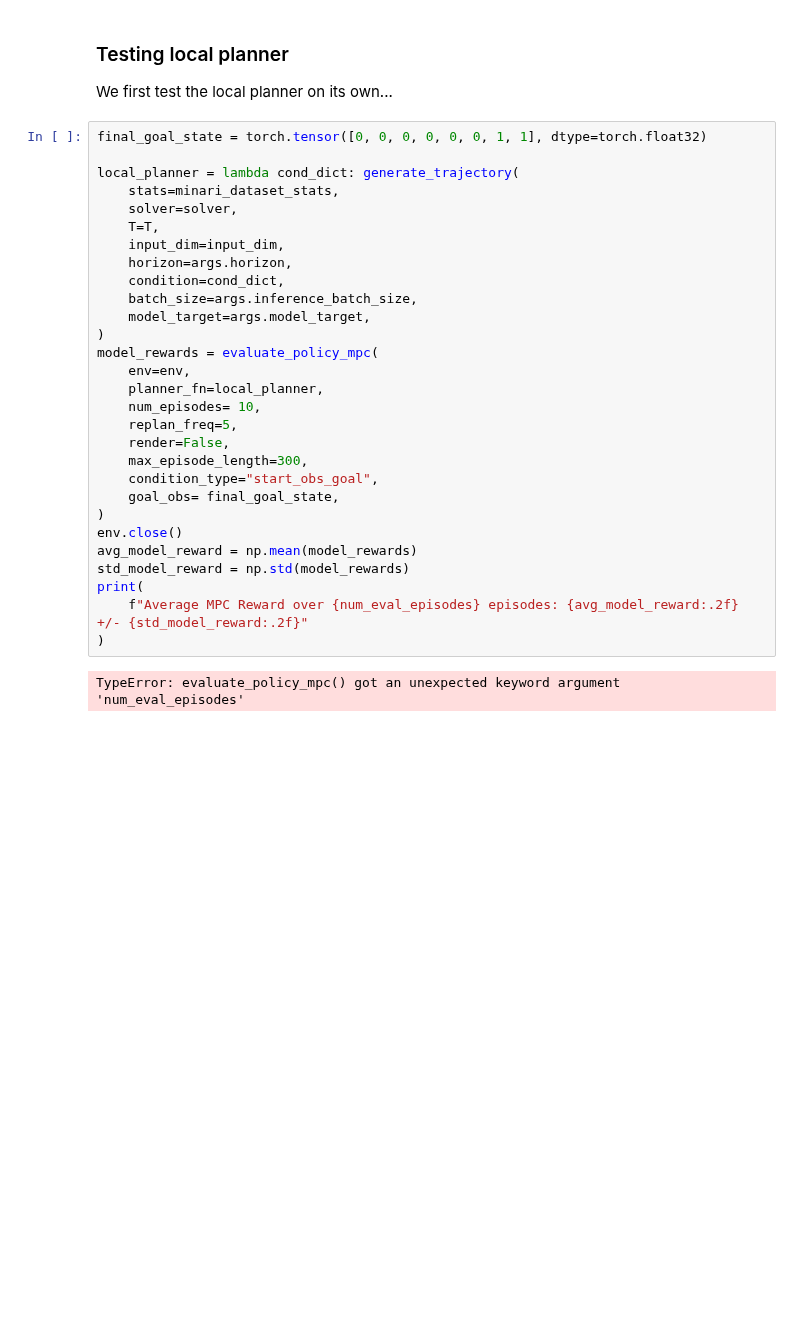
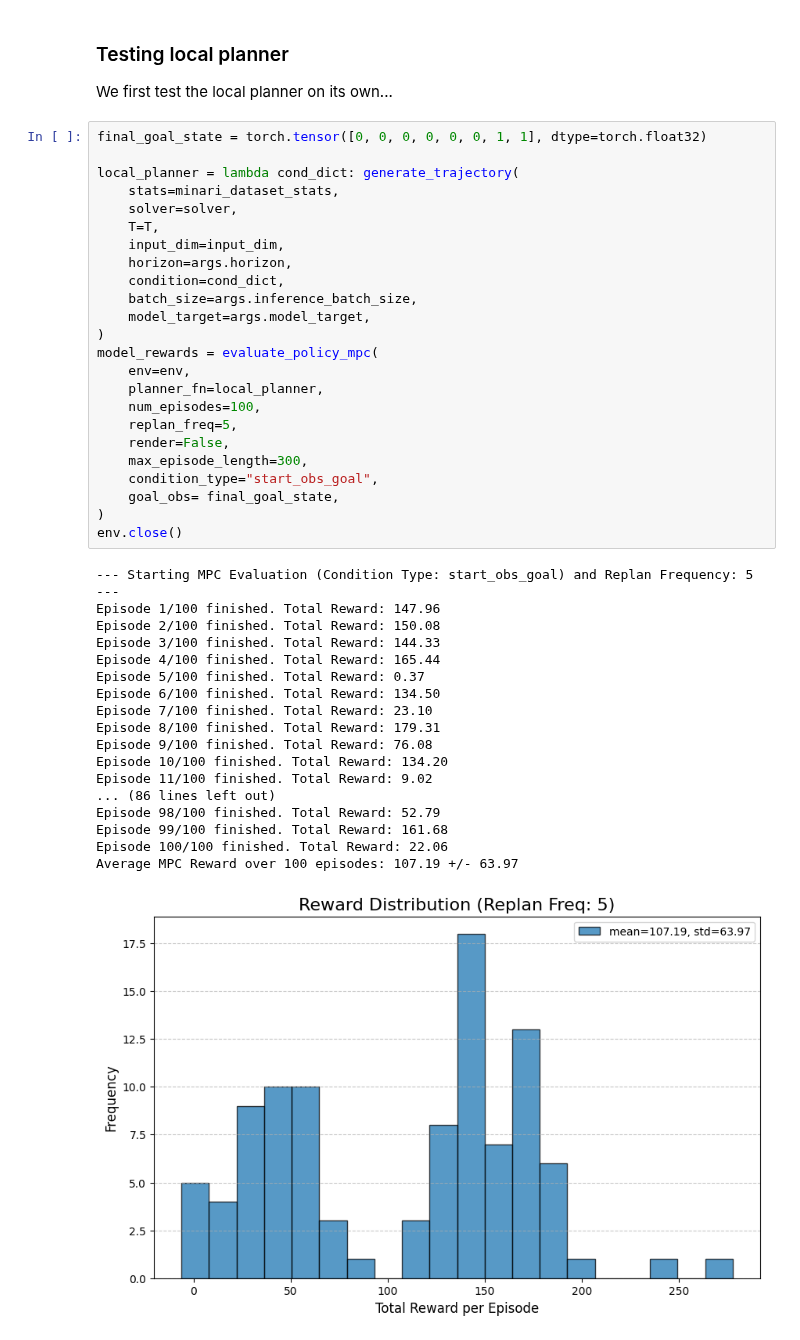
Before and after one commit to frankcholula/flow_planner, a Jupyter notebook: src/notebooks/hp.ipynb, the cells around one changed output. Cells and saved outputs as stored; diff of their text form; blank space fills up the shorter version.

```diff
--- a/src/notebooks/hp.ipynb
+++ b/src/notebooks/hp.ipynb
@@ -249,32 +269,44 @@ We first test the local planner on its own...
 # %%
 final_goal_state = torch.tensor([0, 0, 0, 0, 0, 0, 1, 1], dtype=torch.float32)
 
 local_planner = lambda cond_dict: generate_trajectory(
     stats=minari_dataset_stats,
     solver=solver,
     T=T,
     input_dim=input_dim,
     horizon=args.horizon,
     condition=cond_dict,
     batch_size=args.inference_batch_size,
     model_target=args.model_target,
 )
 model_rewards = evaluate_policy_mpc(
     env=env,
     planner_fn=local_planner,
-    num_episodes= 10,
+    num_episodes=100,
     replan_freq=5,
     render=False,
     max_episode_length=300,
     condition_type="start_obs_goal",
     goal_obs= final_goal_state,
 )
 env.close()
-avg_model_reward = np.mean(model_rewards)
-std_model_reward = np.std(model_rewards)
-print(
-    f"Average MPC Reward over {num_eval_episodes} episodes: {avg_model_reward:.2f} +/- {std_model_reward:.2f}"
-)
 # %% [output]
-TypeError: evaluate_policy_mpc() got an unexpected keyword argument 'num_eval_episodes'
+--- Starting MPC Evaluation (Condition Type: start_obs_goal) and Replan Frequency: 5 ---
+Episode 1/100 finished. Total Reward: 147.96
+Episode 2/100 finished. Total Reward: 150.08
+Episode 3/100 finished. Total Reward: 144.33
+Episode 4/100 finished. Total Reward: 165.44
+Episode 5/100 finished. Total Reward: 0.37
+Episode 6/100 finished. Total Reward: 134.50
+Episode 7/100 finished. Total Reward: 23.10
+Episode 8/100 finished. Total Reward: 179.31
+Episode 9/100 finished. Total Reward: 76.08
+Episode 10/100 finished. Total Reward: 134.20
+Episode 11/100 finished. Total Reward: 9.02
+... (86 lines left out)
+Episode 98/100 finished. Total Reward: 52.79
+Episode 99/100 finished. Total Reward: 161.68
+Episode 100/100 finished. Total Reward: 22.06
+Average MPC Reward over 100 episodes: 107.19 +/- 63.97
+[figure, added]
 # %%
```
Also changed, not shown: parts of 5 cells of this notebook, 1 other file.
